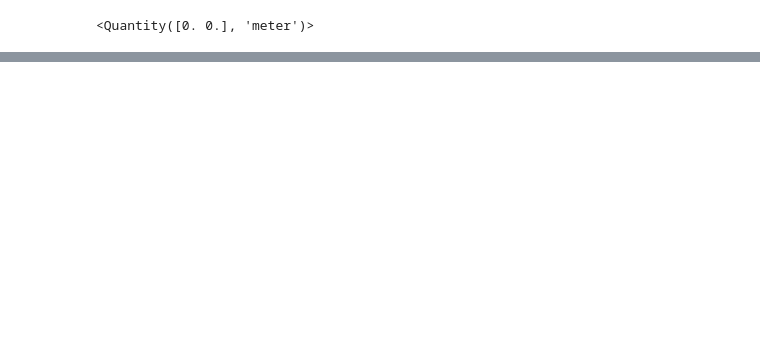
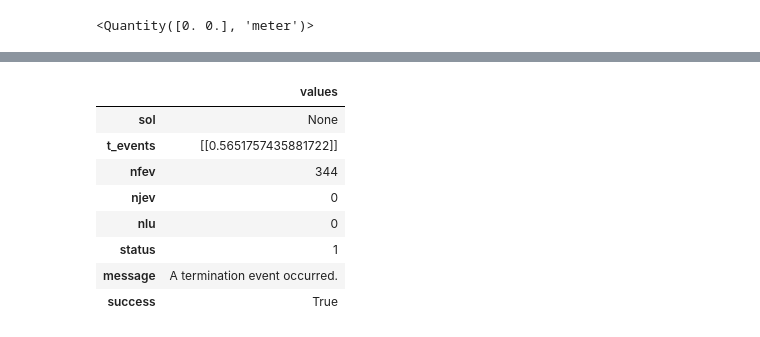
Before and after one commit to Integralophie/ModSimPy, a Jupyter notebook: code/Frog Jumping .ipynb, the cells around one changed output, grey strips where cells are left out. Cells and saved outputs as stored; diff of their text form; code cells hidden in the pictures; blank space fills up the shorter version.

```diff
--- a/code/Frog Jumping .ipynb
+++ b/code/Frog Jumping .ipynb
@@ -234,0 +269,12 @@ slope_func(system1.init, 0, system)
+# %%
+details
+# %% [output]
+|  | values |
+| sol | None |
+| t_events | [[0.5651757435881722]] |
+| nfev | 344 |
+| njev | 0 |
+| nlu | 0 |
+| status | 1 |
+| message | A termination event occurred. |
+| success | True |
```
Also changed, not shown: parts of 12 cells of this notebook.
